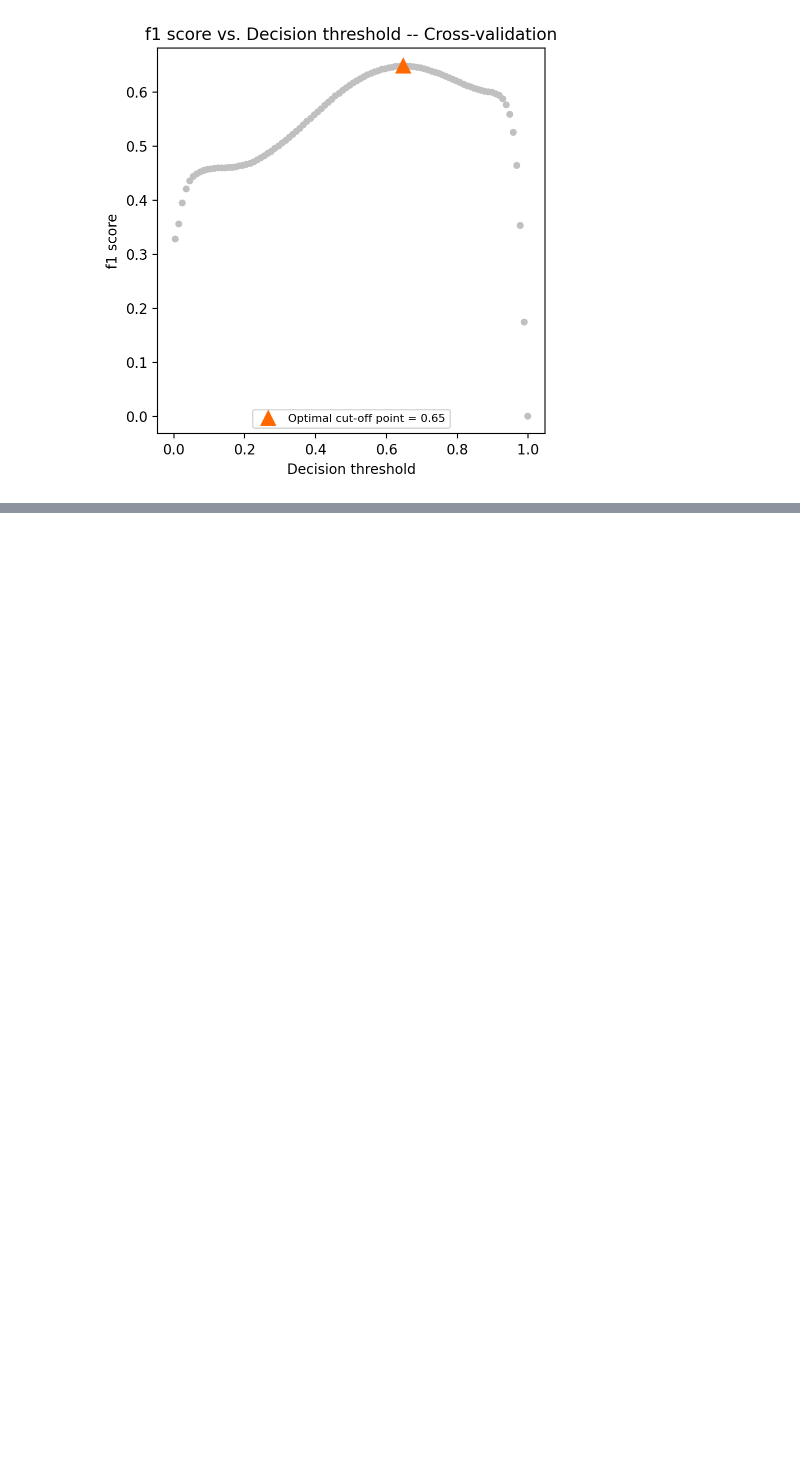
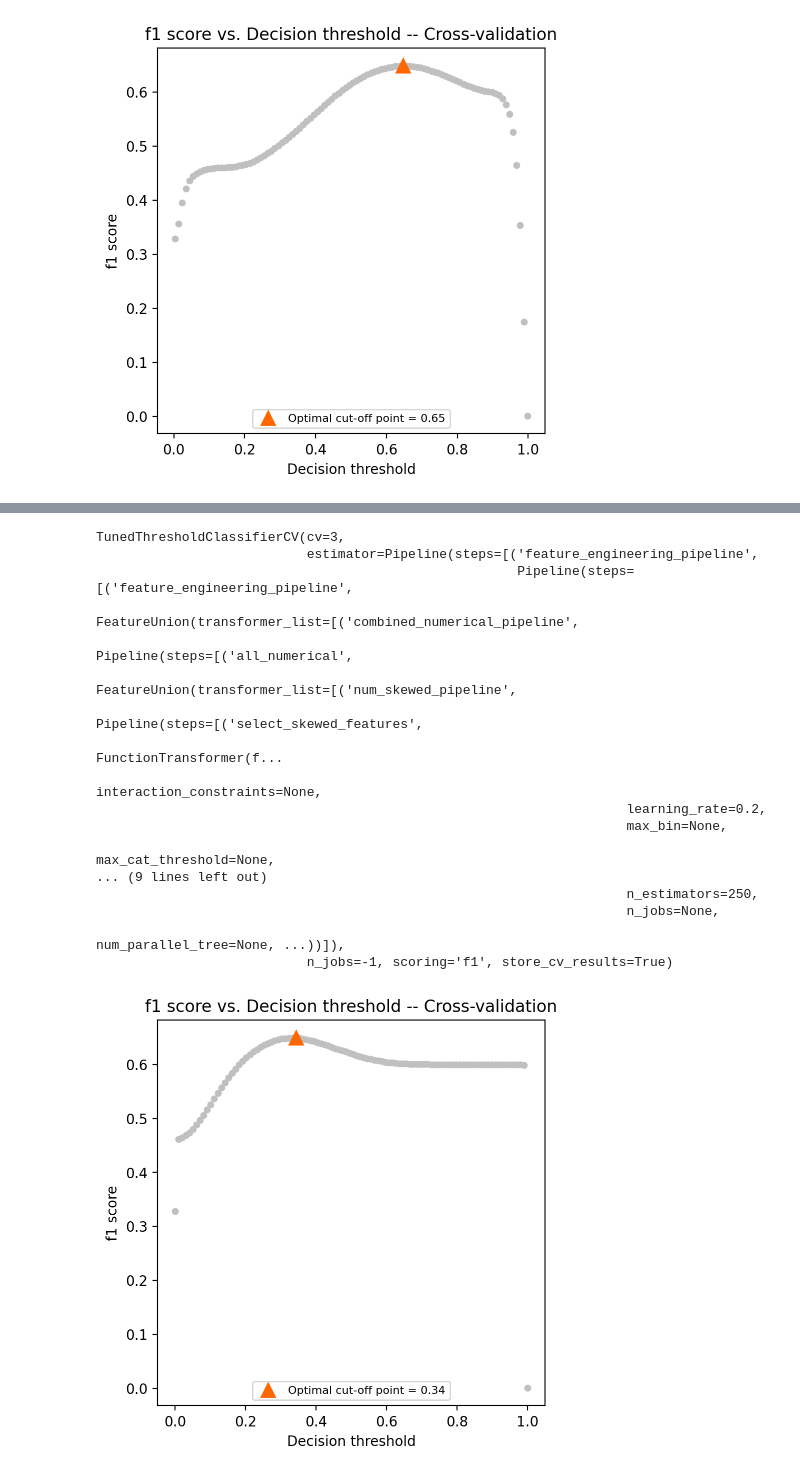
Before and after one commit to gvsreekar/credit_risk_model, a Jupyter notebook: notebooks/model_prototyping.ipynb, the cells around one changed output, grey strips where cells are left out. Cells and saved outputs as stored; diff of their text form; code cells hidden in the pictures; blank space fills up the shorter version.

```diff
--- a/notebooks/model_prototyping.ipynb
+++ b/notebooks/model_prototyping.ipynb
@@ -301,0 +436,15 @@ TunedThresholdClassifierCV(cv=3,
+# %%
+from xgboost import XGBClassifier
+
+pipe3_XGB = Pipeline(steps=[
+    ('feature_engineering_pipeline',selected_FE_with_FS),
+    ('xgb',XGBClassifier())
+])
+
+params = {'xgb__learning_rate': [0.2],
+ 'xgb__max_depth': [5],
+ 'xgb__min_samples_leaf': [12],
+ 'xgb__n_estimators': [250]}
+
+grid3_XGB = GridSearchCV(pipe3_XGB,param_grid=params,cv=3,scoring='f1',n_jobs=config.N_JOBS,verbose=1)
+grid3_XGB.fit(x_train,y_train_transformed)
@@ -301,0 +470,3 @@ TunedThresholdClassifierCV(cv=3,
+# %%
+grid3_XGB.best_score_
+XGB_best_model = grid3_XGB.best_estimator_
@@ -301,0 +487,3 @@ TunedThresholdClassifierCV(cv=3,
+# %%
+find_the_best_decision_threshold(XGB_best_model,x_train,y_train,x_test,y_test,scoring='f1')
+# %% [output]
@@ -301,0 +507,18 @@ TunedThresholdClassifierCV(cv=3,
+TunedThresholdClassifierCV(cv=3,
+                           estimator=Pipeline(steps=[('feature_engineering_pipeline',
+                                                      Pipeline(steps=[('feature_engineering_pipeline',
+                                                                       FeatureUnion(transformer_list=[('combined_numerical_pipeline',
+                                                                                                       Pipeline(steps=[('all_numerical',
+                                                                                                                        FeatureUnion(transformer_list=[('num_skewed_pipeline',
+                                                                                                                                                        Pipeline(steps=[('select_skewed_features',
+                                                                                                                                                                         FunctionTransformer(f...
+                                                                    interaction_constraints=None,
+                                                                    learning_rate=0.2,
+                                                                    max_bin=None,
+                                                                    max_cat_threshold=None,
+... (9 lines left out)
+                                                                    n_estimators=250,
+                                                                    n_jobs=None,
+                                                                    num_parallel_tree=None, ...))]),
+                           n_jobs=-1, scoring='f1', store_cv_results=True)
+[figure, added]
```
Also changed, not shown: parts of 15 cells of this notebook.
